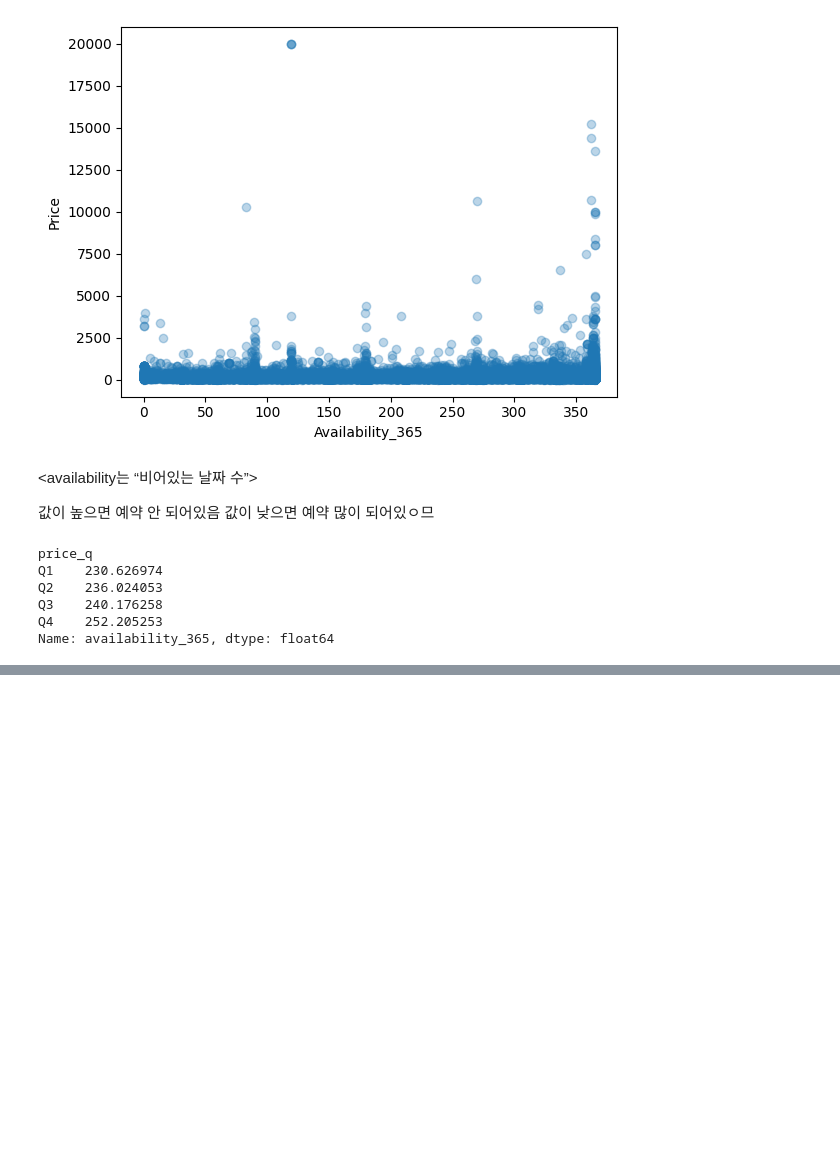
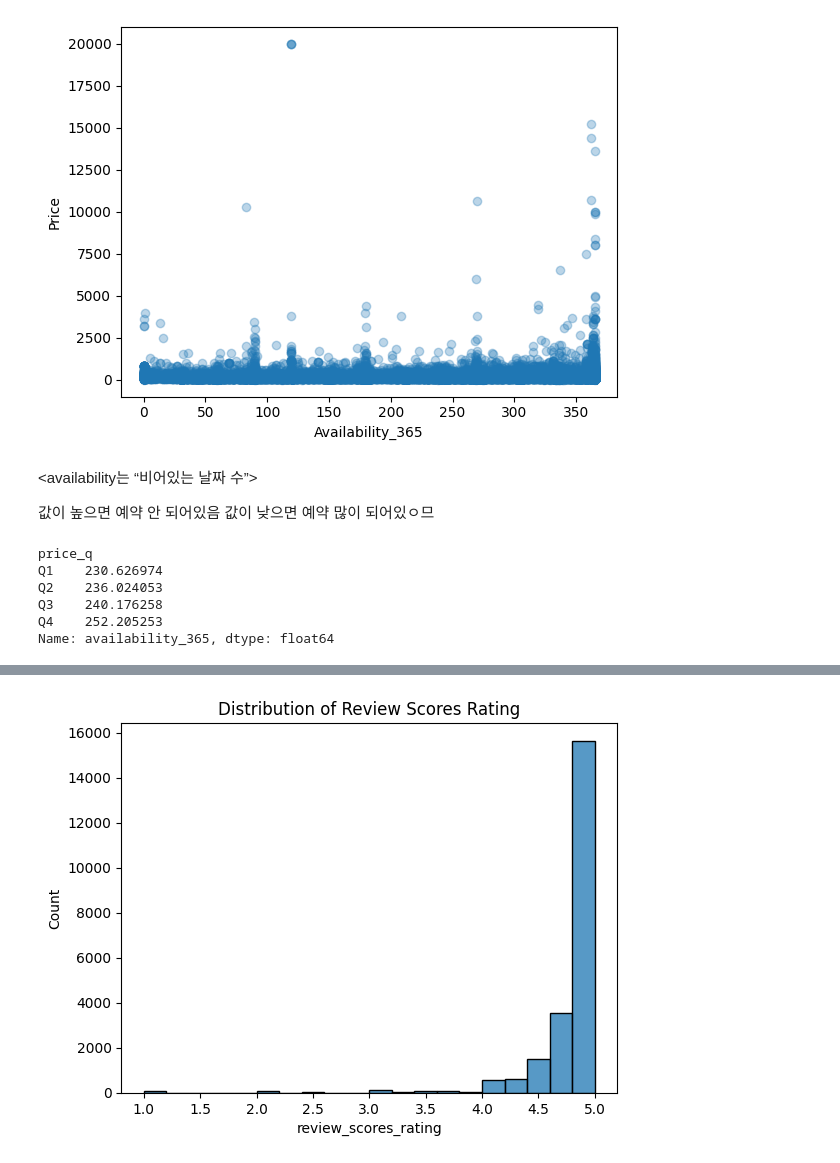
Before and after one commit to motimit/second_project, a Jupyter notebook: Hyebeen_EDA/project-혜빈.ipynb, the cells around one changed output, grey strips where cells are left out. Drawn from its saved outputs; the diff is of its cells as text; code cells hidden in the pictures; blank space fills up the shorter version.

```diff
--- a/Hyebeen_EDA/project-혜빈.ipynb
+++ b/Hyebeen_EDA/project-혜빈.ipynb
@@ -534,0 +620,4 @@ Name: availability_365, dtype: float64
+# %%
+# 최근에 활동한 숙소인가
+df['recent_activity'] = (df['number_of_reviews_l30d'] > 0).astype(int)
+df['recent_activity']
@@ -534,0 +651,4 @@ Name: availability_365, dtype: float64
+# %%
+# number_of_reviews_ly (작년 리뷰 수) 삭제
+df = df.drop(columns=['number_of_reviews_ly'], errors='ignore')
+print('number_of_reviews_ly' in df.columns)
@@ -534,0 +662,3 @@ Name: availability_365, dtype: float64
+# %%
+# 날짜형 → datetime 변환
+df['first_review'] = pd.to_datetime(df['first_review'], errors='coerce')
@@ -534,0 +671,6 @@ Name: availability_365, dtype: float64
+# %%
+# 리뷰가 쌓일 수 있었던 기간, 숙소가 첫 리뷰 이후 얼마나 운영됐는지
+df['operating_days'] = (
+    pd.Timestamp("today") - df['first_review']
+).dt.days
+df['operating_days']
@@ -534,0 +710,6 @@ Name: availability_365, dtype: float64
+# %%
+sns.histplot(df['review_scores_rating'], bins=20)
+plt.title("Distribution of Review Scores Rating")
+plt.show()
+# %% [output]
+[figure, added]
```
Also changed, not shown: parts of 43 cells of this notebook.
